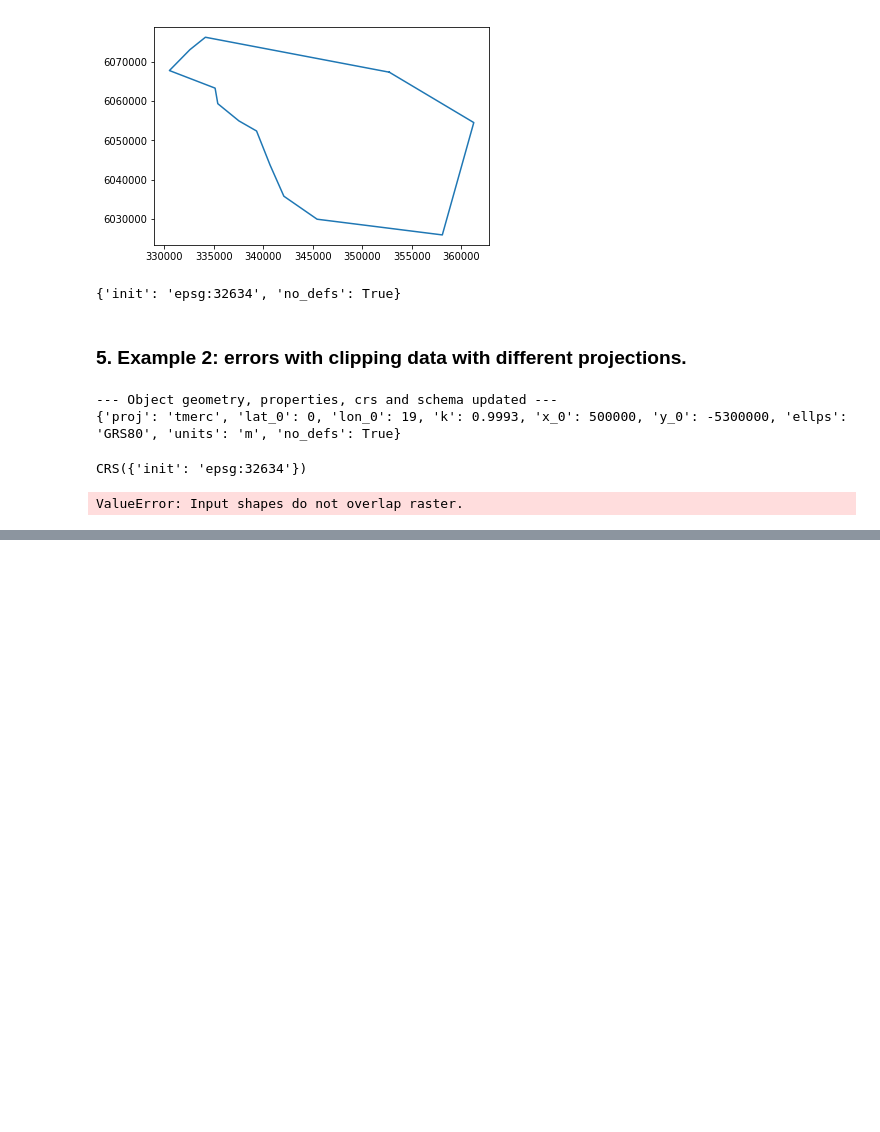
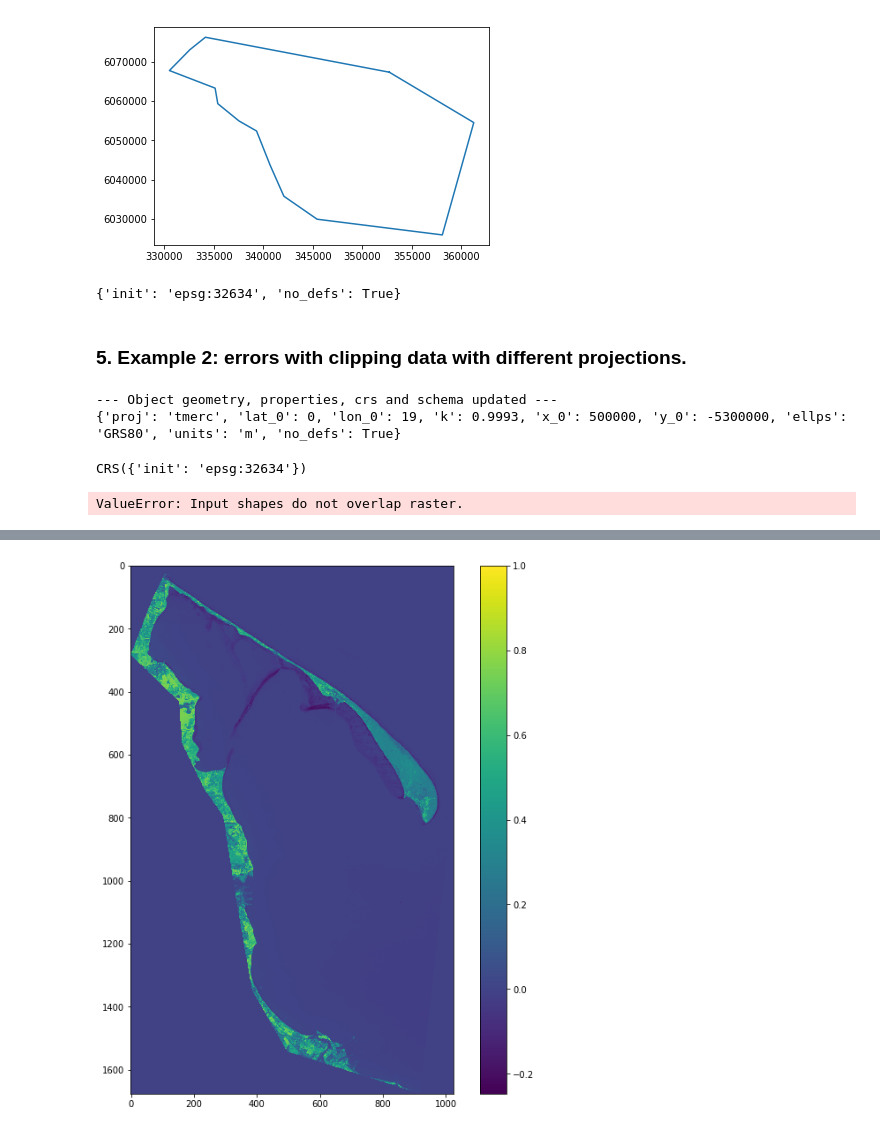
Before and after one commit to feleHaile/projections-clouds-and-Gdansk-Bay, a Jupyter notebook: algal_bloom_detection.ipynb, the cells around one changed output, grey strips where cells are left out. Saved outputs shown, nothing was run; the diff lists cells and outputs as text; code cells hidden in the pictures; blank space fills up the shorter version.

```diff
--- a/algal_bloom_detection.ipynb
+++ b/algal_bloom_detection.ipynb
@@ -325,0 +498,9 @@ ValueError: Input shapes do not overlap raster.
+# %%
+bands = [clean_df[clean_df.index == '2013-06-18'][0][0],
+        clean_df[clean_df.index == '2013-06-18'][1][0],
+        clean_df[clean_df.index == '2013-06-18'][2][0]]
+
+after = calculate_evi(bands)
+show_band(after, color_map='viridis', remove_negative=False)
+# %% [output]
+[figure, added]
```
Also changed, not shown: parts of 25 cells of this notebook.
